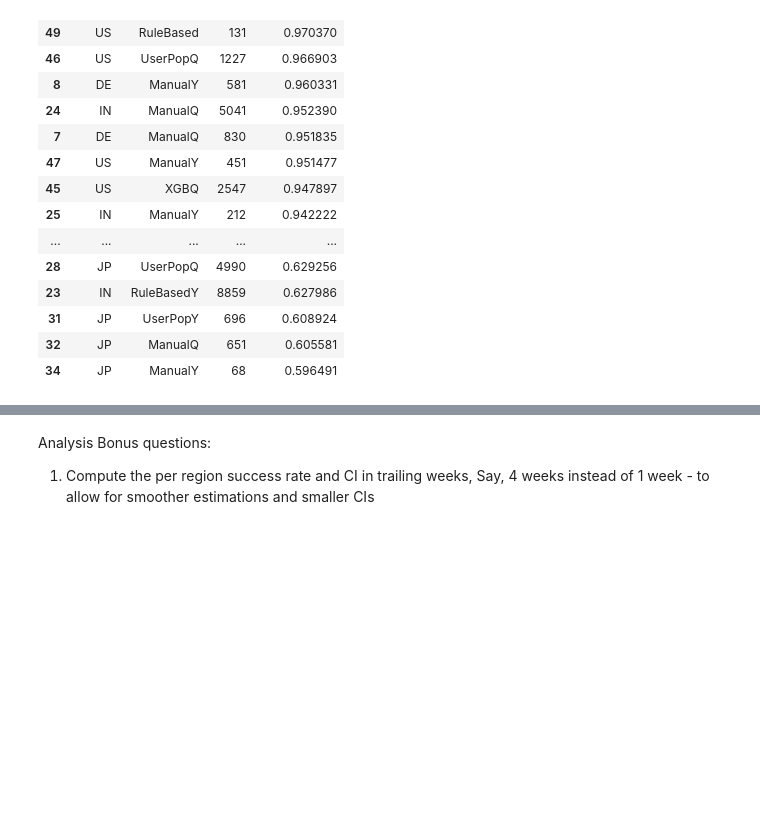
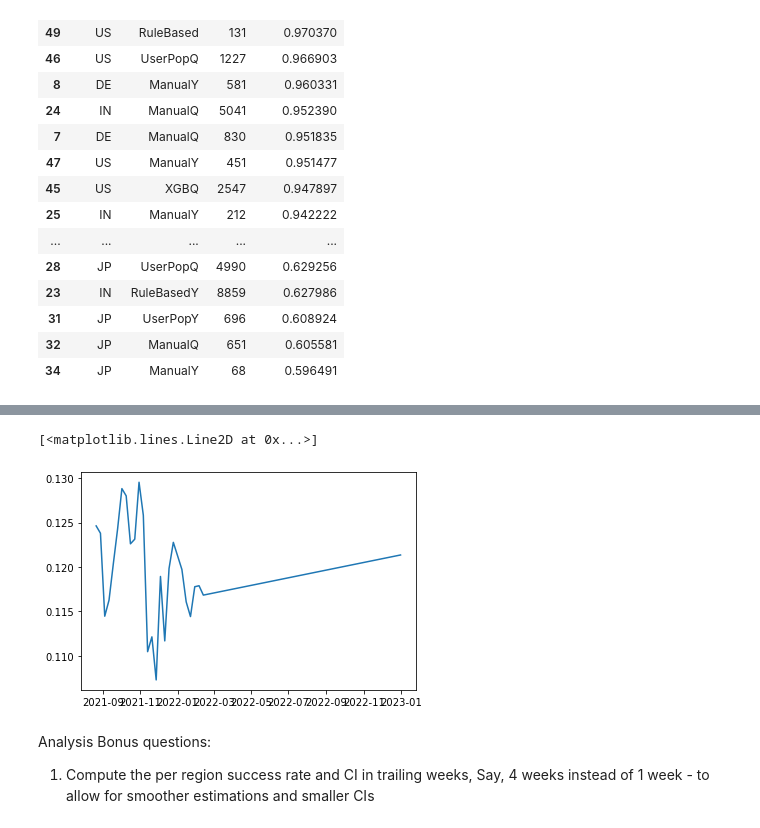
Before and after one commit to lior15/PythonDataScienceHandbook, a Jupyter notebook: Exercises/Data analysis - Final assignment Solution.ipynb, the cells around one changed output, grey strips where cells are left out. Saved outputs shown, nothing was run; the diff lists cells and outputs as text; code cells hidden in the pictures; blank space fills up the shorter version.

```diff
--- a/Exercises/Data analysis - Final assignment Solution.ipynb
+++ b/Exercises/Data analysis - Final assignment Solution.ipynb
@@ -606,5 +878,15 @@ y.sort_values('success_rate',ascending=False)
 # %%
 # 27. What is the overall sever defect rate trend over time?
+import matplotlib.pyplot as plt
+result = ad_recs_annotated.groupby(['date']).agg({
+    'is_sever': ['mean']
+})
+result = result.reset_index()
+result.columns = ['date','sever_defects_rate']
+plt.plot(result['date'],result['sever_defects_rate'])
+# %% [output]
+[<matplotlib.lines.Line2D at 0x...>]
+[figure, added]
 # %%
 # 28. Preset a WoW graph showing the number of requests per customer in each region (hint: [use stacked bars](https://plotly.com/python/bar-charts/)), from it:
 # %%
```
Also changed, not shown: parts of 13 cells of this notebook.
